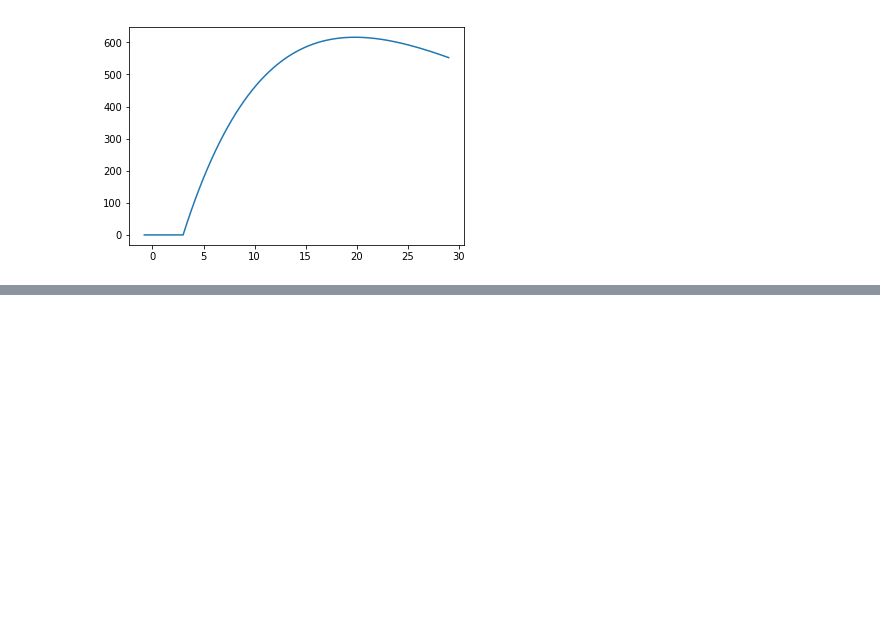
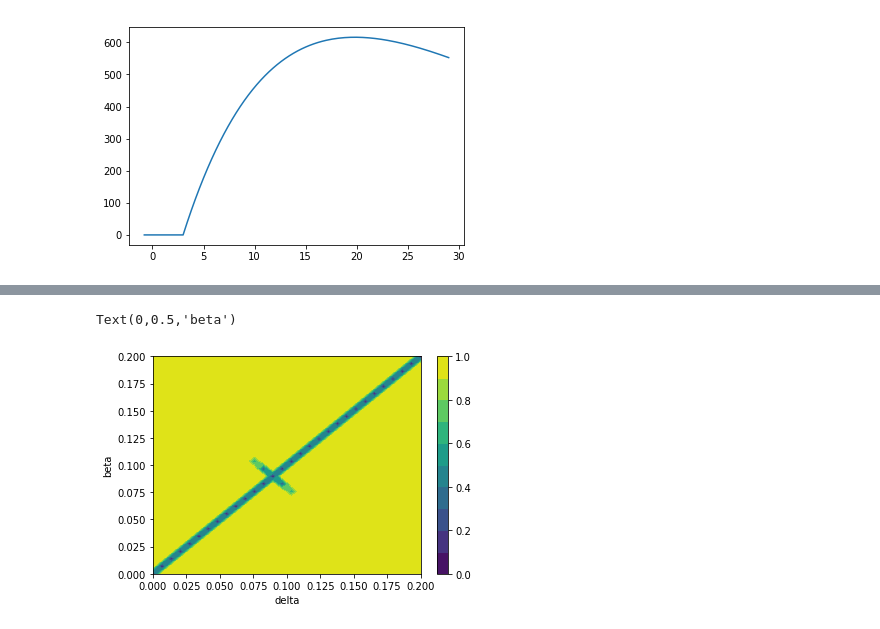
Before and after one commit to hstrey/BME-572-2018, a Jupyter notebook: display data.ipynb, the cells around one changed output, grey strips where cells are left out. Saved outputs shown, nothing was run; the diff lists cells and outputs as text; code cells hidden in the pictures; blank space fills up the shorter version.

```diff
--- a/display data.ipynb
+++ b/display data.ipynb
@@ -67,6 +44,19 @@ def egfp_expression(t,ktm,delta,beta,t0):
     result = ktm/(delta-beta)*(1-np.exp(-(delta-beta)*(t-t0)))*np.exp(-beta*(t-t0))
     result[t<t0]=0
     return result
+# %%
+def egfp_2stage(para,t,data=None,eps=None):
+    ktm = para['ktm']
+    delta = para['delta']
+    beta = para['beta']
+    t0 = para['t0']
+    result = ktm/(delta-beta)*(1-np.exp(-(delta-beta)*(t-t0)))*np.exp(-beta*(t-t0))
+    result[t<t0]=0
+    if data is None:
+        return result
+    if eps is None:
+        return result-data
+    return (result-data)/eps
 # %%
 def threestage(t,t0,ktl,km,delta,beta,off=0):
     km=np.abs(km)
@@ -94,0 +125,16 @@ data = egfp[11]
+# %%
+p = lm.Parameters()
+p.add('ktm',value=3,vary=True,min=0)
+p.add('delta',value=0.05,vary=True,min=0)
+p.add('beta',value=0.07,vary=True,min=0)
+p.add('t0',value=6,vary=True,min=0)
+
+# create Minimizer
+mini = lm.Minimizer(egfp_2stage, p, fcn_args=(time,data),nan_policy='omit')
+
+out1 = mini.minimize(method='nelder')
+
+out2 = mini.minimize(method='leastsq',params=out1.params)
+
+lm.report_fit(out2.params, min_correl=0.5)
+out2.params.pretty_print()
@@ -94,0 +155,9 @@ data = egfp[11]
+# %%
+cx, cy, grid = lm.conf_interval2d(mini, out2, 'delta', 'beta', 30, 30,limits=((.2,0), (.2, 0)))
+plt.contourf(cx, cy, grid, np.linspace(0, 1, 11))
+plt.xlabel('delta')
+plt.colorbar()
+plt.ylabel('beta')
+# %% [output]
+Text(0,0.5,'beta')
+[figure, added]
```
Also changed, not shown: parts of 7 cells of this notebook, 1 other file.
